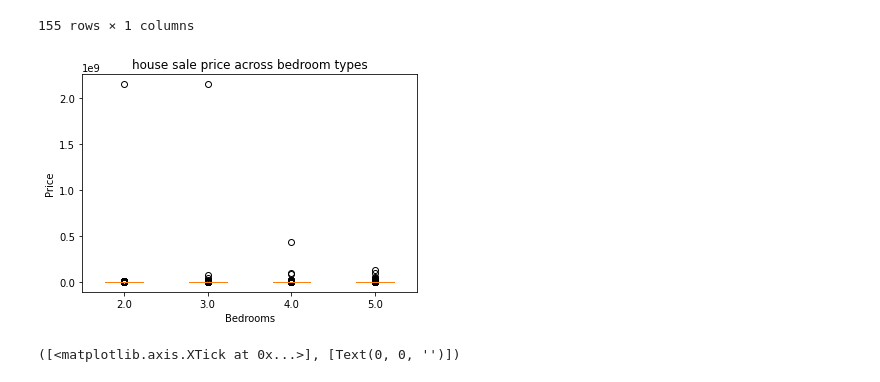
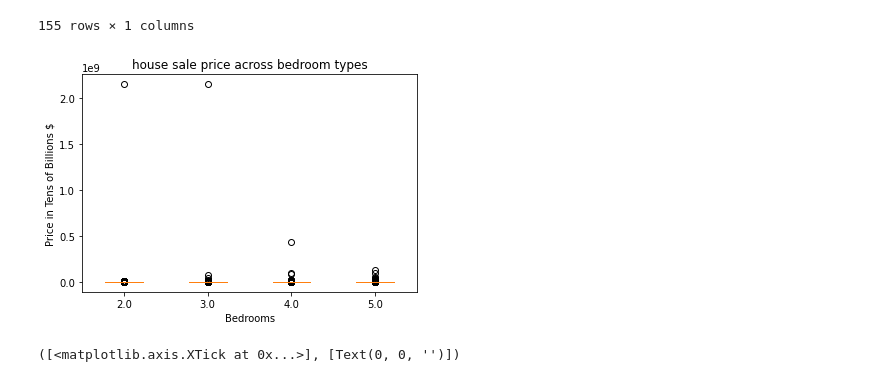
Before and after one commit to Dion-Daniels/Project1, a Jupyter notebook: Data/House_Commodities_Data_quarterly.ipynb, the cells around one changed output. Cells and saved outputs as stored; diff of their text form; code cells hidden in the pictures.

```diff
--- a/Data/House_Commodities_Data_quarterly.ipynb
+++ b/Data/House_Commodities_Data_quarterly.ipynb
@@ -343,24 +343,24 @@ options = [2.0,3.0,4.0,5.0]
 # %%
 data = {}
 
 for x in options:
     data[x] = iron_city_df[iron_city_df['BEDROOMS'] == x].reset_index(drop=True)
 
 fig1, ax1 = plt.subplots()
 ax1.set_title('house sale price across bedroom types')
 dt = [data[2.0]['PRICE'],
       data[3.0]['PRICE'],
       data[4.0]['PRICE'],
       data[5.0]['PRICE']]
 ax1.boxplot(dt)
 
 plt.xlabel('Bedrooms')
-plt.ylabel('Price')
+plt.ylabel('Price in Tens of Billions $')
 plt.xticks([1,2,3,4],options)
 
 plt.show()
 # %% [output]
-[figure, old version]
+[figure, new version]
 # %%
 #create data drame of 3 bedroom houses
 three_bed_df = iron_city_df[iron_city_df['BEDROOMS']==3]
```
Also changed, not shown: parts of 1 cell of this notebook.
